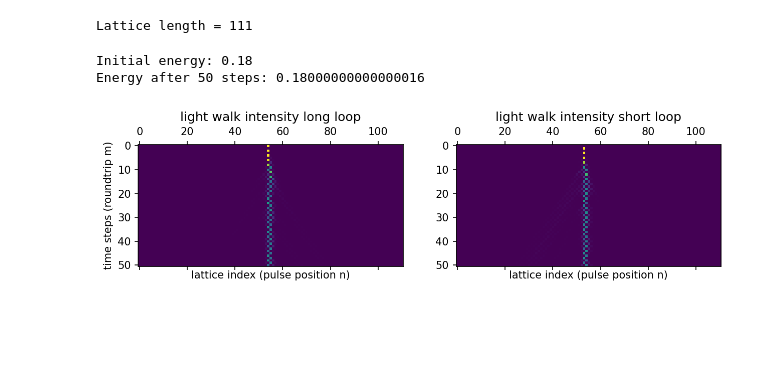
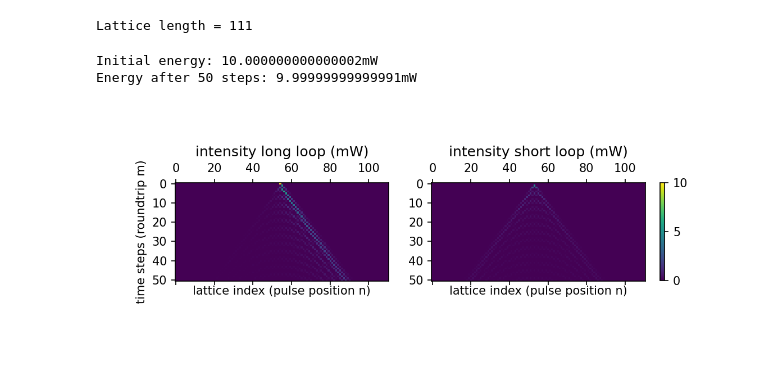
Before and after one commit to nlphotonics/light_walk_in_two_loops, a Jupyter notebook: two_loop_light_walk.ipynb, the cells around one changed output. Cells and saved outputs as stored; diff of their text form; code cells hidden in the pictures; blank space fills up the shorter version.

Commit message:
add linear loss for simple lattice and log scale plot

```diff
--- a/two_loop_light_walk.ipynb
+++ b/two_loop_light_walk.ipynb
@@ -741,7 +741,7 @@ def prop_one_step(Lattice,N,in_field_long,in_field_short,m,bc="abs"):
 
 def prop_bulk_long(lattice,long,short,m):
     if lattice[0] == "simple":
-        out_pulse_long = coupler_simple_long(long,short)
+        out_pulse_long = np.sqrt(dBtofactor(lattice[2]))*coupler_simple_long(long,short)
     elif lattice[0] == "nonlinear potential":
         kappa = lattice[2]
         out_pulse_long = coupler_nonlinear_potential_long(long,short,kappa)
@@ -759,12 +759,12 @@ def prop_bulk_long(lattice,long,short,m):
         phase_nonrec = lattice[5]
         out_pulse_long = coupler_NOLM_long(long, short,kappa,beta1,beta2,phase_nonrec)
     else:
-        sys.exit("Undefined lattice type.")
+        sys.exit(f"Undefined lattice type: {lattice[0]}.")
     return out_pulse_long
 
 def prop_bulk_short(lattice,long,short,m):
     if lattice[0] == "simple":
-        out_pulse_short = coupler_simple_short(long,short)
+        out_pulse_short = np.sqrt(dBtofactor(lattice[3]))*coupler_simple_short(long,short)
     elif lattice[0] == "nonlinear potential":
         kappa = lattice[2]
         out_pulse_short = coupler_nonlinear_potential_short(long,short,kappa)
@@ -782,16 +782,18 @@ def prop_bulk_short(lattice,long,short,m):
         phase_nonrec = lattice[5]
         out_pulse_short = coupler_NOLM_short(long, short,kappa,beta1,beta2,phase_nonrec)
     else:
-        sys.exit("Undefined lattice type.")
+        sys.exit(f"Undefined lattice type: {lattice[0]}.")
     return out_pulse_short
 
 
 def coupler_simple_long(in_pulse_long,in_pulse_short):
     out_pulse_long = (in_pulse_long + 1j*in_pulse_short)/np.sqrt(2)
+    # out_pulse_long = (in_pulse_long + in_pulse_short)/np.sqrt(2)
     return out_pulse_long
 
 def coupler_simple_short(in_pulse_long,in_pulse_short):
     out_pulse_short = (1j*in_pulse_long + in_pulse_short)/np.sqrt(2)
+    # out_pulse_short = (in_pulse_long - in_pulse_short)/np.sqrt(2)
     return out_pulse_short
 
 def coupler_nonlinear_potential_long(in_pulse_long, in_pulse_short,kappa):
@@ -910,23 +912,23 @@ def get_lattice_length(Lattice):
 # define the lattice structure
 # lattice length MUST BE ODD number, count from 1 rather than 0
 Lattice = [
-    # ["simple",55], # type, n
+    ["simple",111,0,0], # type, n, gain/loss (dB) in long loop, gain/loss (dB) in short loop
     # ["nonlinear potential",111,6], # type, n, kappa=1.5 for 1km, 1W, SMF
     # ["SSH",111,0.25*np.pi,0.25*np.pi], # type, n, beta_o, beta_e
     # ["interface left",1],
-    # ["SSH",55,0.25*np.pi,0.35*np.pi]
+    # ["SSH",111,1.4*np.pi,1.2*np.pi]
     # ["simple",55],
     # ["interface",1],
     # ["interface right",1], the interface coupler goes with the right lattice type
     # ["simple",55]
-    ["NALM",111,6,6,np.pi/2]  # name, n, kappa, power gain (dB), nonreciprocal phase difference, try 0.18 W for soliton
+    # ["NALM",111,6,6,np.pi/2]  # name, n, kappa, power gain (dB), nonreciprocal phase difference, try 0.18 W for soliton
     # ["NOLM",111,6,0.22*np.pi,0.22*np.pi,0.5*np.pi] # name, n, kappa, beta1, beta2, nonreciprocal phase difference
 ]
 
 # define the excitation
 Excitations = [  # excitation position MUST BE ODD numbers
-    ["single long",55,0.18],  # type, n, power=1 for 1W, 1e-3 for 1mW
-    # ["single short",55,1],
+    ["single long",55,10e-3],  # type, n, power=1 for 1W, 1e-3 for 1mW
+    # ["single short",11,1],
 ] # ["Gaussian long",55,10]
 
 # set number of roundtrips
@@ -968,25 +970,29 @@ E_start = (np.sum(np.square(np.absolute(evolution_long[0])))
 E_end = (np.sum(np.square(np.absolute(evolution_long[check_step])))
          + np.sum(np.square(np.absolute(evolution_short[check_step]))))
 
-print(f"Initial energy: {E_start}\nEnergy after {check_step} steps: {E_end}")
+print(f"Initial energy: {1e3*E_start}mW\nEnergy after {check_step} steps: {1e3*E_end}mW")
 # %% [output]
-Initial energy: 0.18
-Energy after 50 steps: 0.18000000000000016
+Initial energy: 10.000000000000002mW
+Energy after 50 steps: 9.99999999999991mW
 # %%
 # plot
 import matplotlib
 import matplotlib.pyplot as plt
-%matplotlib inline
+%matplotlib widget
 
-fig, ax = plt.subplots(1,2,figsize=(10,6),dpi=150)
-ax[0].matshow(np.square(np.absolute(evolution_long)))
-ax[0].set_title("light walk intensity long loop")
+power_long = np.square(np.absolute(evolution_long))
+power_short = np.square(np.absolute(evolution_short))
+power_max = np.max([power_long, power_short])
+
+fig, ax = plt.subplots(1,2,figsize=(7.5,3),dpi=150)
+img = ax[0].matshow(power_long*1e3, vmin=0, vmax = power_max*1e3)
+ax[0].set_title("intensity long loop (mW)")
 ax[0].set_xlabel("lattice index (pulse position n)")
 ax[0].set_ylabel("time steps (roundtrip m)")
-ax[1].matshow(np.square(np.absolute(evolution_short)))
-ax[1].set_title("light walk intensity short loop")
+ax[1].matshow(power_short*1e3, vmin=0, vmax = power_max*1e3)
+ax[1].set_title("intensity short loop (mW)")
 ax[1].set_xlabel("lattice index (pulse position n)")
-
+fig.colorbar(img,ax=[ax[0],ax[1]],fraction=0.01,pad=0.03,ticks=[10,5,0])
 plt.show()
 # %% [output]
-[figure, old version]
+[figure, new version]
```
Also changed, not shown: parts of 2 cells of this notebook, 1 other file.
